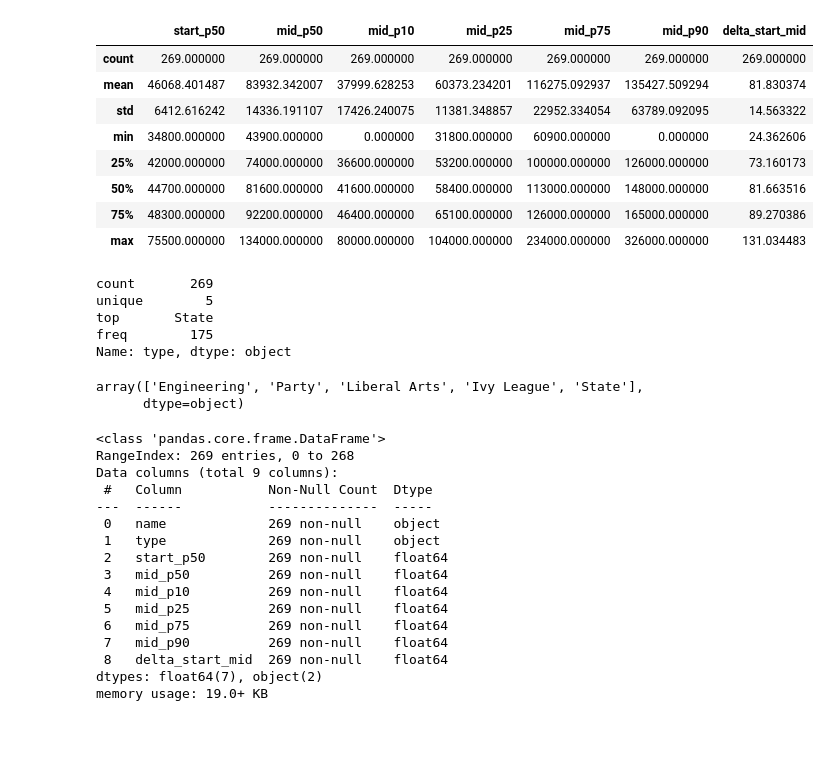
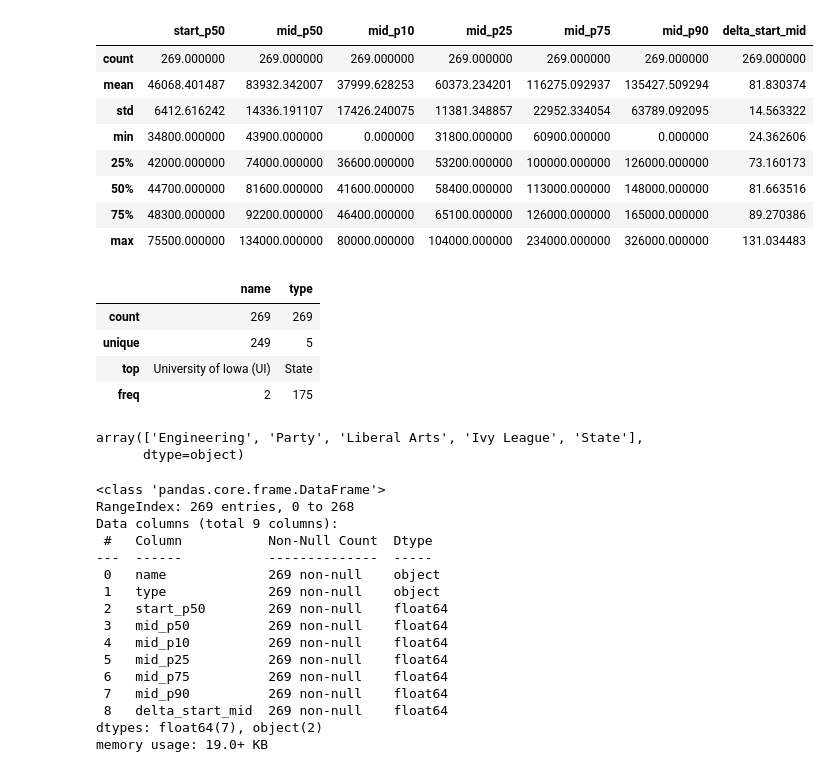
Before and after one commit to LyuboKushev/college-attendance-usa, a Jupyter notebook: Where It Pays to Attend College.ipynb, the cells around one changed output. Saved outputs shown, nothing was run; the diff lists cells and outputs as text; code cells hidden in the pictures; blank space fills up the shorter version.

```diff
--- a/Where It Pays to Attend College.ipynb
+++ b/Where It Pays to Attend College.ipynb
@@ -373,16 +380,16 @@ TYPE.describe()
 | 75% | 48300.000000 | 92200.000000 | 46400.000000 | 65100.000000 | 126000.000000 | 165000.000000 | 89.270386 |
 | max | 75500.000000 | 134000.000000 | 80000.000000 | 104000.000000 | 234000.000000 | 326000.000000 | 131.034483 |
 # %%
-display(TYPE['type'].describe())
+display(TYPE[['name','type']].describe())
 TYPE['type'].unique()
 # %% [output]
+|  | name | type |
+| count | 269 | 269 |
+| unique | 249 | 5 |
+| top | University of Iowa (UI) | State |
+| freq | 2 | 175 |
-count       269
-unique        5
-top       State
-freq        175
-Name: type, dtype: object
+array(['Engineering', 'Party', 'Liberal Arts', 'Ivy League', 'State'],
+      dtype=object)
-array(['Engineering', 'Party', 'Liberal Arts', 'Ivy League', 'State'],
-      dtype=object)
 # %%
 TYPE.info()
 # %% [output]
```
Also changed, not shown: parts of 5 cells of this notebook.
